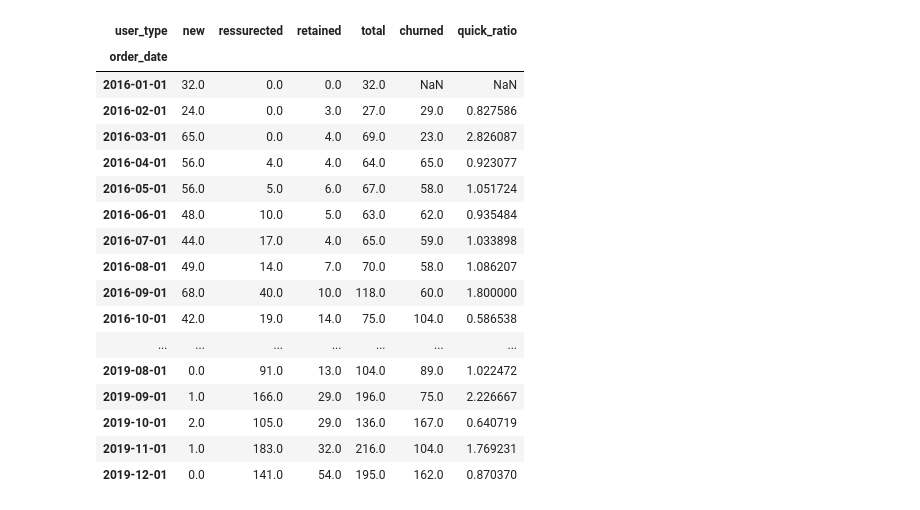
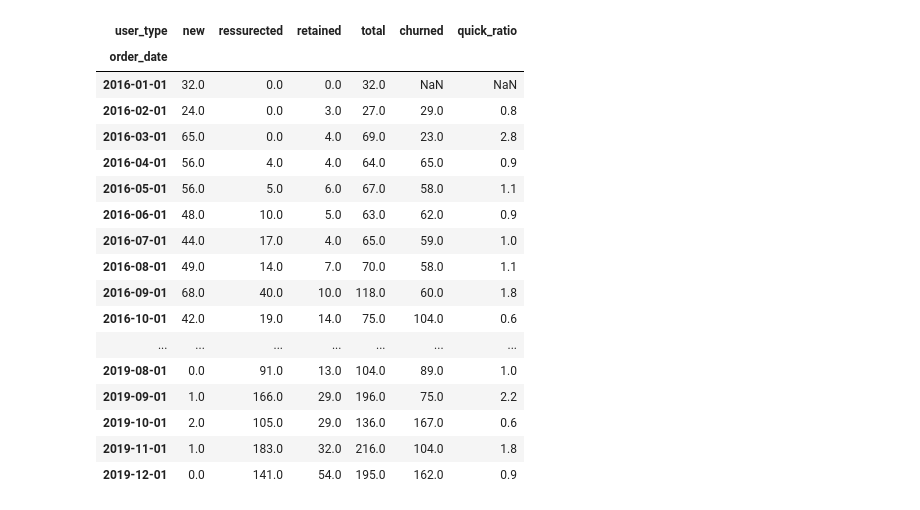
Before and after one commit to mjalalimanesh/applied-data-analytics-with-python, a Jupyter notebook: notebooks/quick_ratio.ipynb, the cells around one changed output. Cells and saved outputs as stored; diff of their text form; code cells hidden in the pictures.

```diff
--- a/notebooks/quick_ratio.ipynb
+++ b/notebooks/quick_ratio.ipynb
@@ -26,45 +40,48 @@ orders.head(3)
 | 1 | CA-2018-152156 | 2018-11-08 | CG-12520 | Claire Gute | South | Furniture | Hon Deluxe Fabric Upholstered Sta... | 731.94 | 3 | ... |
 | 2 | CA-2018-138688 | 2018-06-12 | DV-13045 | Darrin Van Huff | West | Office Supplies | Self-Adhesive Address Labels for ... | 14.62 | 2 | ... |
 # %%
+quick_ratio_table = \
 (orders
  .groupby(by=['customer_id', pd.Grouper(key="order_date", freq="MS")])
  .size()
  .reset_index()
  .drop(labels=[0], axis='columns')
  .assign(rnk = lambda _df: _df
                               .groupby('customer_id')
                               ['order_date']
                               .transform(lambda x: x.rank(method='dense')).astype('int'))
  .assign(
          last_month_purchased=lambda _df: ((_df.order_date - _df.order_date.shift(1) < '32 days'))
          ,user_type=lambda _df: np.select([_df.rnk == 1, (_df.rnk != 1) & _df.last_month_purchased, (_df.rnk != 1) & ~(_df.last_month_purchased)],
                                          ['new', 'retained', 'ressurected']
                                          ))
  .groupby(by=['order_date', 'user_type'])
  ['customer_id']
  .nunique()
  .unstack('user_type')
  .fillna(0)
  .assign(total=lambda _df: _df['new'].add(_df['retained'], fill_value=0).add(_df['ressurected'], fill_value=0),
          churned=lambda _df: _df['total'].shift(1) - _df['retained'],
-         quick_ratio=lambda _df: (_df['new'].add(_df['ressurected'], fill_value=0))/_df['churned'])
+         quick_ratio=lambda _df: np.round((_df['new'].add(_df['ressurected'], fill_value=0))/_df['churned'], 1))
  )
+
+quick_ratio_table
 # %% [output]
 | user_type | new | ressurected | retained | total | churned | quick_ratio |
 | order_date |  |  |  |  |  |  |
 | 2016-01-01 | 32.0 | 0.0 | 0.0 | 32.0 | NaN | NaN |
-| 2016-02-01 | 24.0 | 0.0 | 3.0 | 27.0 | 29.0 | 0.827586 |
-| 2016-03-01 | 65.0 | 0.0 | 4.0 | 69.0 | 23.0 | 2.826087 |
-| 2016-04-01 | 56.0 | 4.0 | 4.0 | 64.0 | 65.0 | 0.923077 |
-| 2016-05-01 | 56.0 | 5.0 | 6.0 | 67.0 | 58.0 | 1.051724 |
-| 2016-06-01 | 48.0 | 10.0 | 5.0 | 63.0 | 62.0 | 0.935484 |
-| 2016-07-01 | 44.0 | 17.0 | 4.0 | 65.0 | 59.0 | 1.033898 |
-| 2016-08-01 | 49.0 | 14.0 | 7.0 | 70.0 | 58.0 | 1.086207 |
-| 2016-09-01 | 68.0 | 40.0 | 10.0 | 118.0 | 60.0 | 1.800000 |
-| 2016-10-01 | 42.0 | 19.0 | 14.0 | 75.0 | 104.0 | 0.586538 |
+| 2016-02-01 | 24.0 | 0.0 | 3.0 | 27.0 | 29.0 | 0.8 |
+| 2016-03-01 | 65.0 | 0.0 | 4.0 | 69.0 | 23.0 | 2.8 |
+| 2016-04-01 | 56.0 | 4.0 | 4.0 | 64.0 | 65.0 | 0.9 |
+| 2016-05-01 | 56.0 | 5.0 | 6.0 | 67.0 | 58.0 | 1.1 |
+| 2016-06-01 | 48.0 | 10.0 | 5.0 | 63.0 | 62.0 | 0.9 |
+| 2016-07-01 | 44.0 | 17.0 | 4.0 | 65.0 | 59.0 | 1.0 |
+| 2016-08-01 | 49.0 | 14.0 | 7.0 | 70.0 | 58.0 | 1.1 |
+| 2016-09-01 | 68.0 | 40.0 | 10.0 | 118.0 | 60.0 | 1.8 |
+| 2016-10-01 | 42.0 | 19.0 | 14.0 | 75.0 | 104.0 | 0.6 |
 | ... | ... | ... | ... | ... | ... | ... |
-| 2019-08-01 | 0.0 | 91.0 | 13.0 | 104.0 | 89.0 | 1.022472 |
-| 2019-09-01 | 1.0 | 166.0 | 29.0 | 196.0 | 75.0 | 2.226667 |
-| 2019-10-01 | 2.0 | 105.0 | 29.0 | 136.0 | 167.0 | 0.640719 |
-| 2019-11-01 | 1.0 | 183.0 | 32.0 | 216.0 | 104.0 | 1.769231 |
-| 2019-12-01 | 0.0 | 141.0 | 54.0 | 195.0 | 162.0 | 0.870370 |
+| 2019-08-01 | 0.0 | 91.0 | 13.0 | 104.0 | 89.0 | 1.0 |
+| 2019-09-01 | 1.0 | 166.0 | 29.0 | 196.0 | 75.0 | 2.2 |
+| 2019-10-01 | 2.0 | 105.0 | 29.0 | 136.0 | 167.0 | 0.6 |
+| 2019-11-01 | 1.0 | 183.0 | 32.0 | 216.0 | 104.0 | 1.8 |
+| 2019-12-01 | 0.0 | 141.0 | 54.0 | 195.0 | 162.0 | 0.9 |
```
Also changed, not shown: parts of 1 cell of this notebook.
